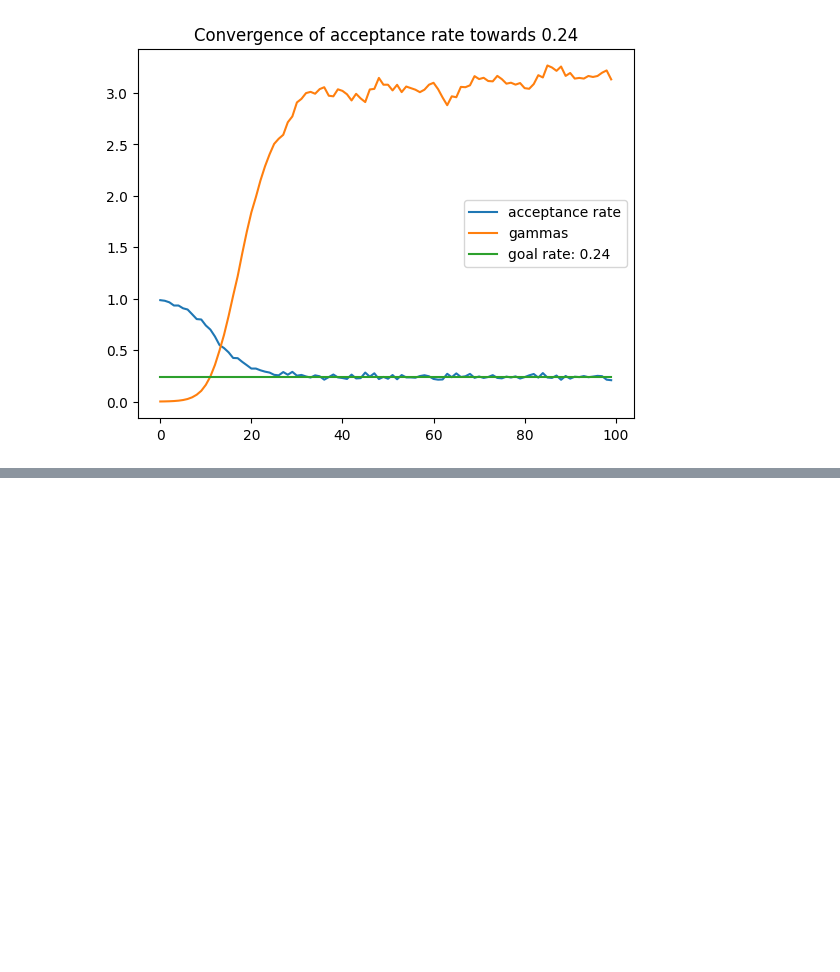
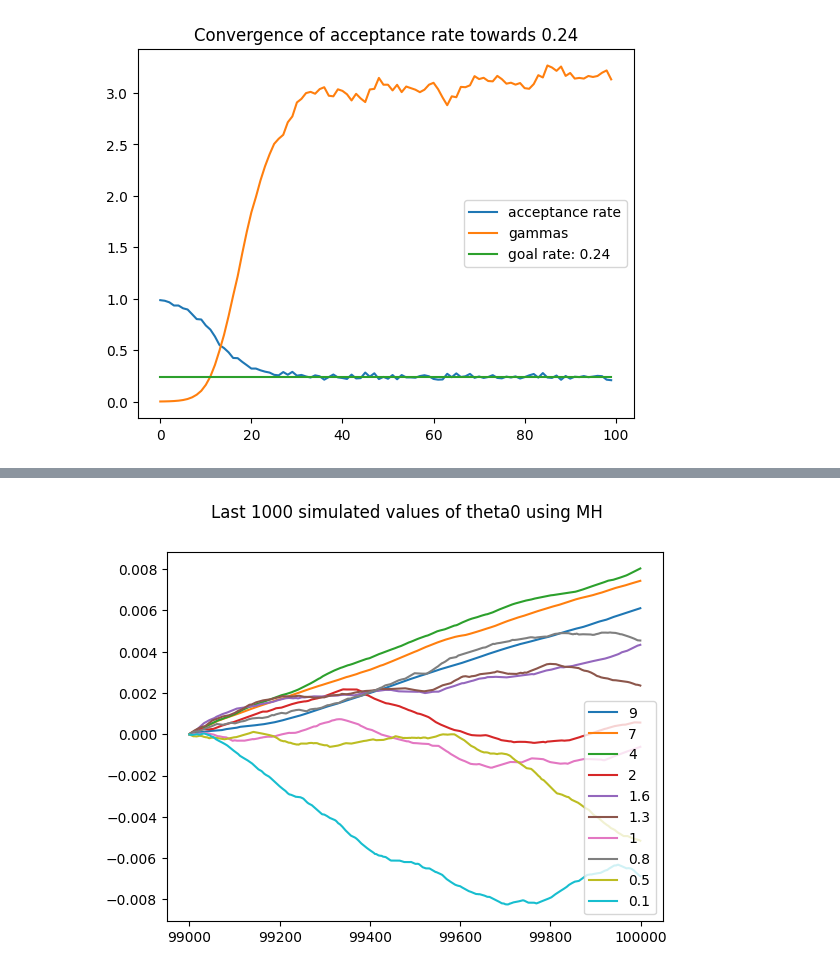
Before and after one commit to vetlerl/mcmc-epidemic, a Jupyter notebook: our_graphics.ipynb, the cells around one changed output, grey strips where cells are left out. Drawn from its saved outputs; the diff is of its cells as text; code cells hidden in the pictures; blank space fills up the shorter version.

```diff
--- a/our_graphics.ipynb
+++ b/our_graphics.ipynb
@@ -90,3 +90,19 @@ plt.legend()
 plt.show()
 # %% [output]
 [figure]
+# %%
+Lambdas = [0.1,0.5,0.8,1,1.3,1.6,2,4,7,9]
+T = 3
+niter = 1e5
+n = len(Lambdas)
+approx = np.zeros((min(int(niter),int(1e3)),T,n))
+for k in reversed(range(n)):
+    L = Lambdas[k]
+    if k==(n-1) :
+        sim_theta_tilde,x = MetropolisHastingsFast(T, L, Y, niter=niter)
+    else:
+        sim_theta_tilde, *_ = MetropolisHastingsFast(T, L, Y, niter=niter)
+    res = np.cumsum(sim_theta_tilde, axis=0)
+    res /= x[:,np.newaxis]
+    approx[:,:,k] = res
+    print(f"finished {k} iteration")
@@ -93 +120,10 @@ plt.show()
+# %%
+fig = plt.figure()
+for k in reversed(range(n)):
+    plt.plot(x,approx[:,0,k],label=f"{Lambdas[k]}")
+plt.legend()
+plt.suptitle("Last 1000 simulated values of theta0 using MH")
+plt.show()
+# %% [output]
+[figure, added]
 # %%
```
Also changed, not shown: parts of 5 cells of this notebook, 1 other file.
